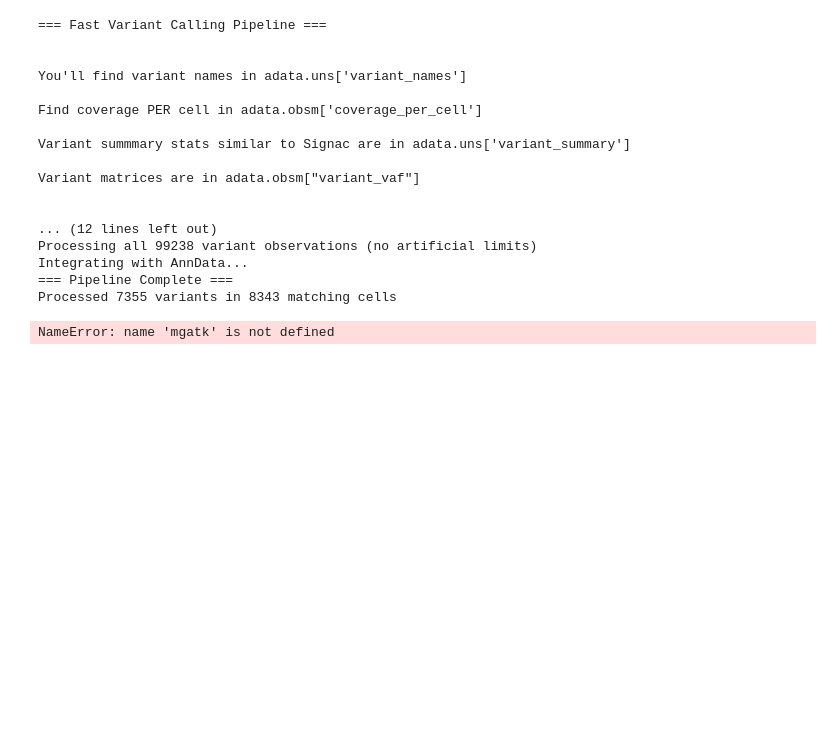
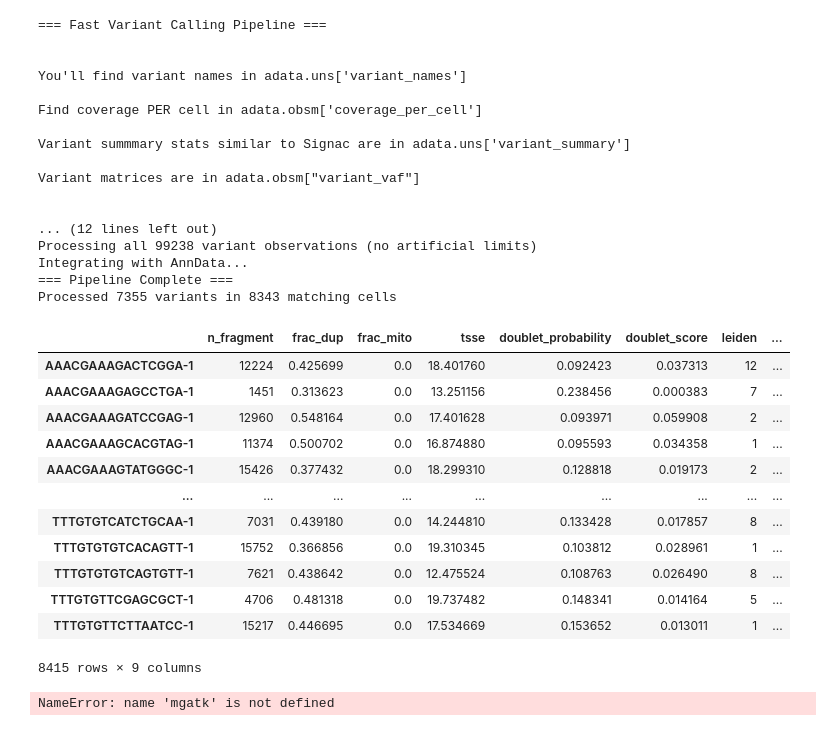
Before and after one commit to elliotwilliams150-sys/mtDNA_analysis, a Jupyter notebook: P002_mtscATAC-seq/MitoDriftMaster/PBMC_SurgicalLC.ipynb, the cells around one changed output. Saved outputs shown, nothing was run; the diff lists cells and outputs as text; code cells hidden in the pictures; blank space fills up the shorter version.

```diff
--- a/P002_mtscATAC-seq/MitoDriftMaster/PBMC_SurgicalLC.ipynb
+++ b/P002_mtscATAC-seq/MitoDriftMaster/PBMC_SurgicalLC.ipynb
@@ -237,3 +237,21 @@ Processing all 99238 variant observations (no artificial limits)
 Integrating with AnnData...
 === Pipeline Complete ===
 Processed 7355 variants in 8343 matching cells
+# %%
+data = ad.read_h5ad("/mnt/claw-raid/elliot/P002_mtscATAC-seq/data/processed/atac_surg_blood/data.h5ad")
+# %%
+data.obs
+# %% [output]
+|  | n_fragment | frac_dup | frac_mito | tsse | doublet_probability | doublet_score | leiden | ... |
+| AAACGAAAGACTCGGA-1 | 12224 | 0.425699 | 0.0 | 18.401760 | 0.092423 | 0.037313 | 12 | ... |
+| AAACGAAAGAGCCTGA-1 | 1451 | 0.313623 | 0.0 | 13.251156 | 0.238456 | 0.000383 | 7 | ... |
+| AAACGAAAGATCCGAG-1 | 12960 | 0.548164 | 0.0 | 17.401628 | 0.093971 | 0.059908 | 2 | ... |
+| AAACGAAAGCACGTAG-1 | 11374 | 0.500702 | 0.0 | 16.874880 | 0.095593 | 0.034358 | 1 | ... |
+| AAACGAAAGTATGGGC-1 | 15426 | 0.377432 | 0.0 | 18.299310 | 0.128818 | 0.019173 | 2 | ... |
+| ... | ... | ... | ... | ... | ... | ... | ... | ... |
+| TTTGTGTCATCTGCAA-1 | 7031 | 0.439180 | 0.0 | 14.244810 | 0.133428 | 0.017857 | 8 | ... |
+| TTTGTGTGTCACAGTT-1 | 15752 | 0.366856 | 0.0 | 19.310345 | 0.103812 | 0.028961 | 1 | ... |
+| TTTGTGTGTCAGTGTT-1 | 7621 | 0.438642 | 0.0 | 12.475524 | 0.108763 | 0.026490 | 8 | ... |
+| TTTGTGTTCGAGCGCT-1 | 4706 | 0.481318 | 0.0 | 19.737482 | 0.148341 | 0.014164 | 5 | ... |
+| TTTGTGTTCTTAATCC-1 | 15217 | 0.446695 | 0.0 | 17.534669 | 0.153652 | 0.013011 | 1 | ... |
+8415 rows × 9 columns
```
Also changed, not shown: parts of 4 cells of this notebook, 2 other files.
